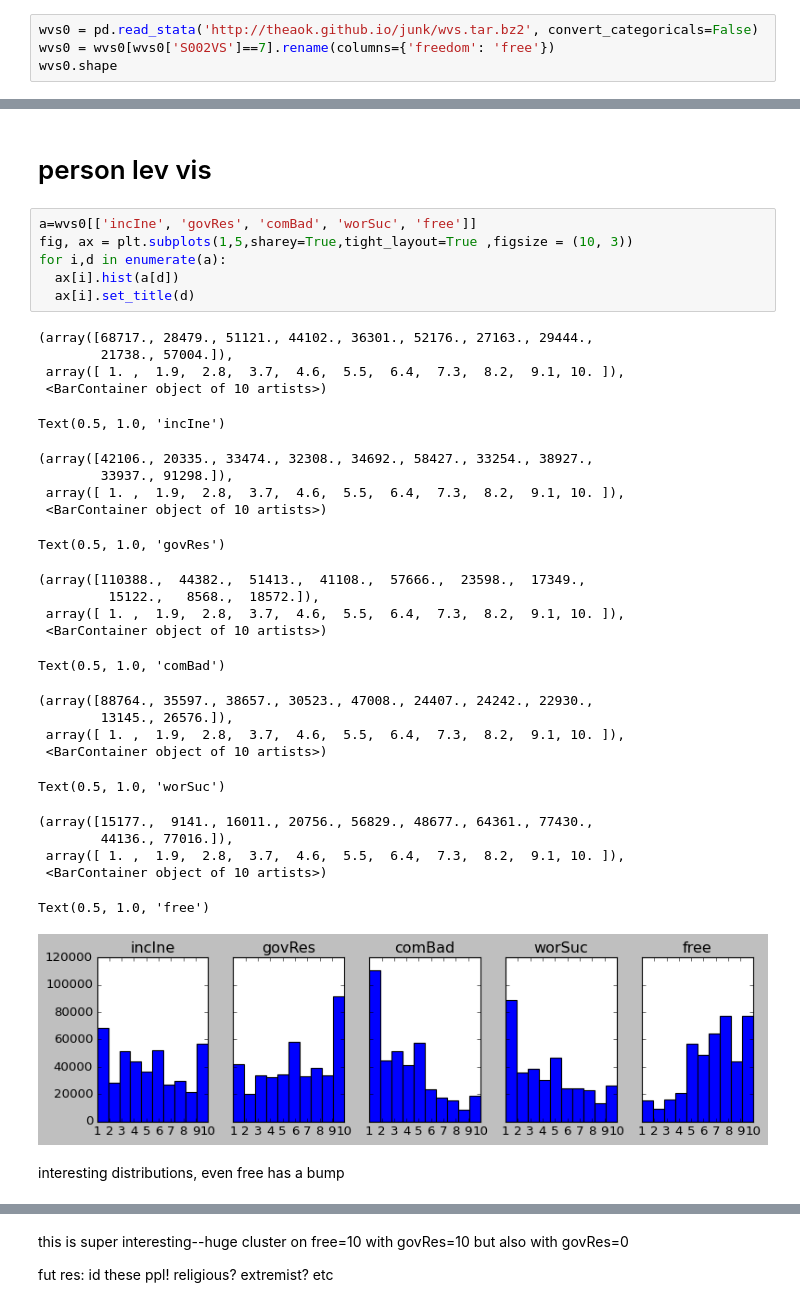
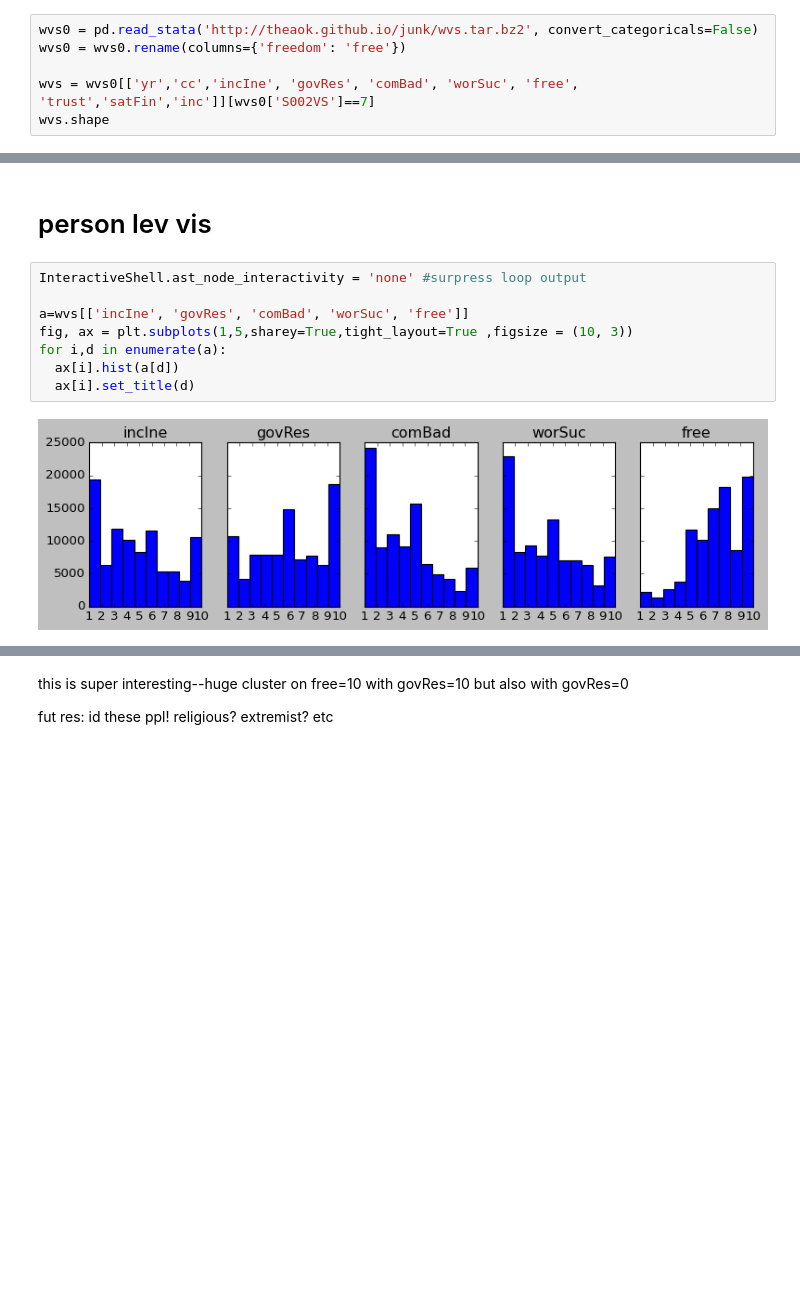
Before and after one commit to theaok/leonieAgency, a Jupyter notebook: leonieAgency.ipynb, the cells around one changed output, grey strips where cells are left out. Drawn from its saved outputs; the diff is of its cells as text; blank space fills up the shorter version.

```diff
--- a/leonieAgency.ipynb
+++ b/leonieAgency.ipynb
@@ -76,6 +76,8 @@ plt.style.use('classic')  #  'seaborn-whitegrid' 'seaborn-white' 'seaborn-poster
 import plotly.express as px
 # %%
 wvs0 = pd.read_stata('http://theaok.github.io/junk/wvs.tar.bz2', convert_categoricals=False)
-wvs0 = wvs0[wvs0['S002VS']==7].rename(columns={'freedom': 'free'})
-wvs0.shape
+wvs0 = wvs0.rename(columns={'freedom': 'free'})
+
+wvs = wvs0[['yr','cc','incIne', 'govRes', 'comBad', 'worSuc', 'free', 'trust','satFin','inc']][wvs0['S002VS']==7]
+wvs.shape
 # %% [output]
@@ -167,37 +139,12 @@ c
 # %% [markdown]
 # person lev vis
 # %%
-a=wvs0[['incIne', 'govRes', 'comBad', 'worSuc', 'free']]
+InteractiveShell.ast_node_interactivity = 'none' #surpress loop output
+
+a=wvs[['incIne', 'govRes', 'comBad', 'worSuc', 'free']]
 fig, ax = plt.subplots(1,5,sharey=True,tight_layout=True ,figsize = (10, 3))
 for i,d in enumerate(a):
   ax[i].hist(a[d])
   ax[i].set_title(d)
 # %% [output]
-(array([68717., 28479., 51121., 44102., 36301., 52176., 27163., 29444.,
-        21738., 57004.]),
- array([ 1. ,  1.9,  2.8,  3.7,  4.6,  5.5,  6.4,  7.3,  8.2,  9.1, 10. ]),
- <BarContainer object of 10 artists>)
-Text(0.5, 1.0, 'incIne')
-(array([42106., 20335., 33474., 32308., 34692., 58427., 33254., 38927.,
-        33937., 91298.]),
- array([ 1. ,  1.9,  2.8,  3.7,  4.6,  5.5,  6.4,  7.3,  8.2,  9.1, 10. ]),
- <BarContainer object of 10 artists>)
-Text(0.5, 1.0, 'govRes')
-(array([110388.,  44382.,  51413.,  41108.,  57666.,  23598.,  17349.,
-         15122.,   8568.,  18572.]),
- array([ 1. ,  1.9,  2.8,  3.7,  4.6,  5.5,  6.4,  7.3,  8.2,  9.1, 10. ]),
- <BarContainer object of 10 artists>)
-Text(0.5, 1.0, 'comBad')
-(array([88764., 35597., 38657., 30523., 47008., 24407., 24242., 22930.,
-        13145., 26576.]),
- array([ 1. ,  1.9,  2.8,  3.7,  4.6,  5.5,  6.4,  7.3,  8.2,  9.1, 10. ]),
- <BarContainer object of 10 artists>)
-Text(0.5, 1.0, 'worSuc')
-(array([15177.,  9141., 16011., 20756., 56829., 48677., 64361., 77430.,
-        44136., 77016.]),
- array([ 1. ,  1.9,  2.8,  3.7,  4.6,  5.5,  6.4,  7.3,  8.2,  9.1, 10. ]),
- <BarContainer object of 10 artists>)
-Text(0.5, 1.0, 'free')
-[figure, old version]
+[figure, new version]
-# %% [markdown]
-interesting distributions, even free has a bump
```
Also changed, not shown: parts of 13 cells of this notebook.
